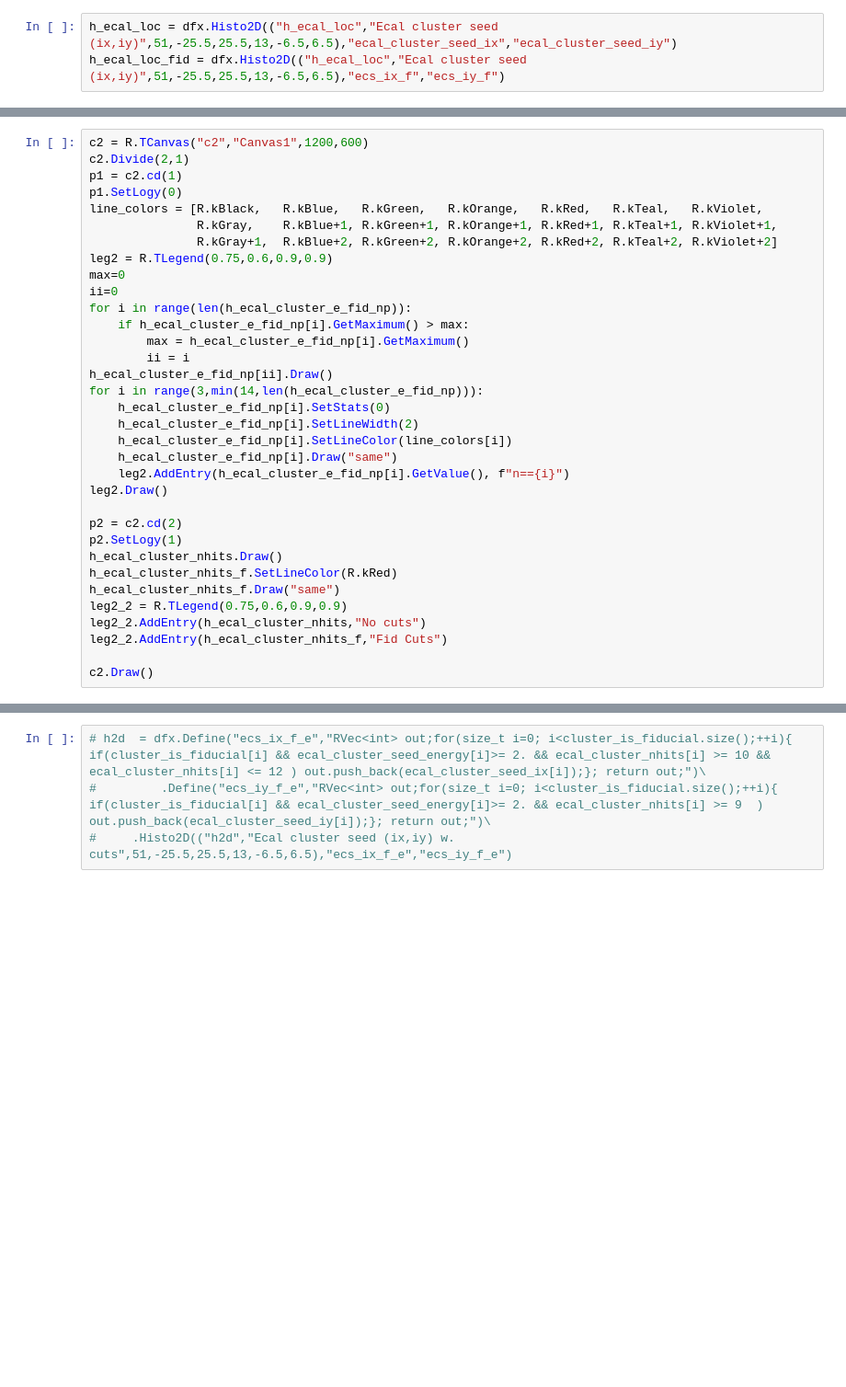
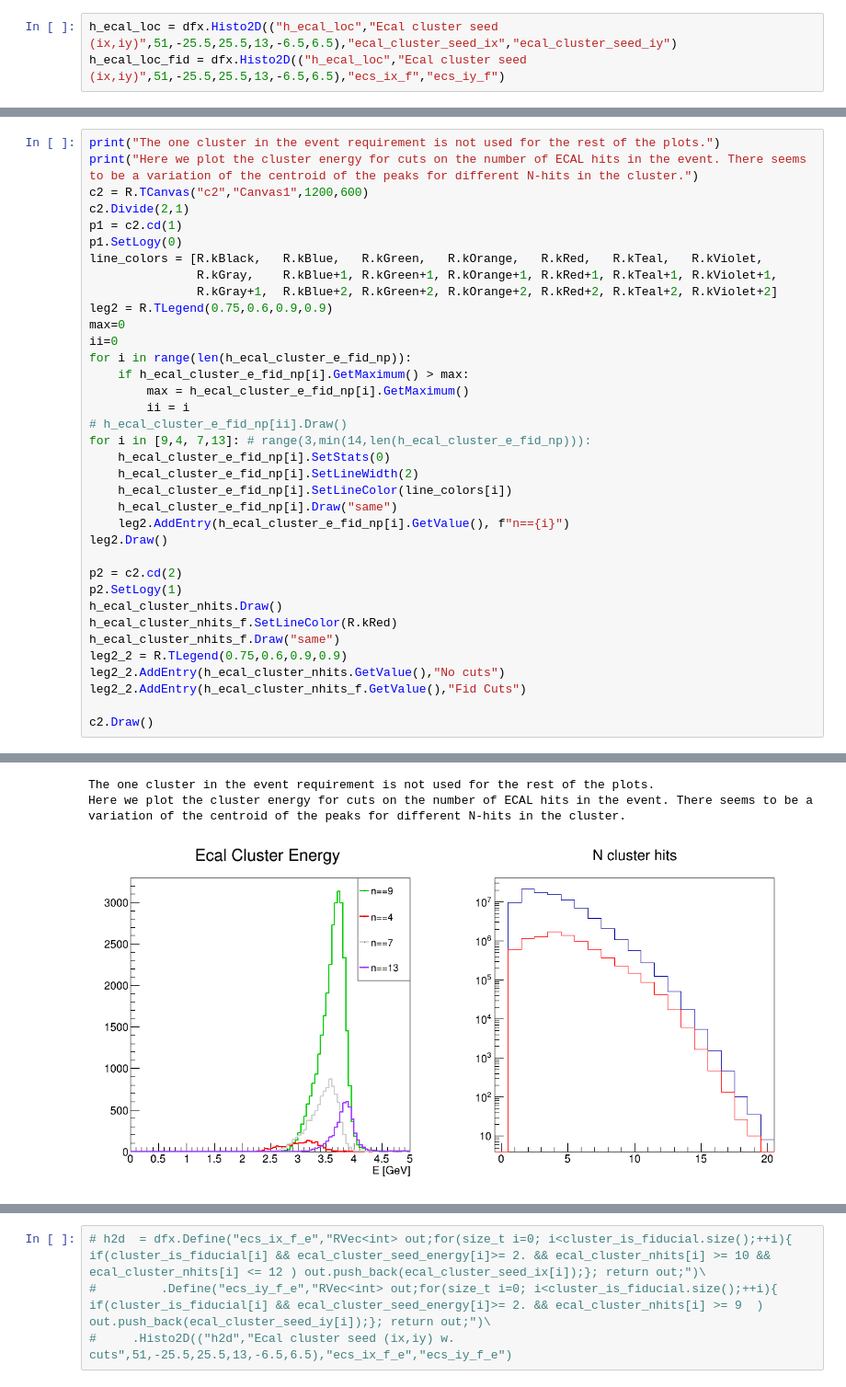
Before and after one commit to mholtrop/Analysis, a Jupyter notebook: PhysRun2021/FEE.ipynb, the cells around one changed output, grey strips where cells are left out. Shown at 92% size. Cells and saved outputs as stored; diff of their text form; blank space fills up the shorter version.

```diff
--- a/PhysRun2021/FEE.ipynb
+++ b/PhysRun2021/FEE.ipynb
@@ -248,4 +380,6 @@ Warning in <TCanvas::Constructor>: Deleting canvas with same name: c1
 # %%
+print("The one cluster in the event requirement is not used for the rest of the plots.")
+print("Here we plot the cluster energy for cuts on the number of ECAL hits in the event. There seems to be a variation of the centroid of the peaks for different N-hits in the cluster.")
 c2 = R.TCanvas("c2","Canvas1",1200,600)
 c2.Divide(2,1)
 p1 = c2.cd(1)
@@ -260,8 +394,8 @@ for i in range(len(h_ecal_cluster_e_fid_np)):
     if h_ecal_cluster_e_fid_np[i].GetMaximum() > max:
         max = h_ecal_cluster_e_fid_np[i].GetMaximum()
         ii = i
-h_ecal_cluster_e_fid_np[ii].Draw()
-for i in range(3,min(14,len(h_ecal_cluster_e_fid_np))):
+# h_ecal_cluster_e_fid_np[ii].Draw()
+for i in [9,4, 7,13]: # range(3,min(14,len(h_ecal_cluster_e_fid_np))):
     h_ecal_cluster_e_fid_np[i].SetStats(0)
     h_ecal_cluster_e_fid_np[i].SetLineWidth(2)
     h_ecal_cluster_e_fid_np[i].SetLineColor(line_colors[i])
@@ -275,8 +409,8 @@ h_ecal_cluster_nhits.Draw()
 h_ecal_cluster_nhits_f.SetLineColor(R.kRed)
 h_ecal_cluster_nhits_f.Draw("same")
 leg2_2 = R.TLegend(0.75,0.6,0.9,0.9)
-leg2_2.AddEntry(h_ecal_cluster_nhits,"No cuts")
-leg2_2.AddEntry(h_ecal_cluster_nhits_f,"Fid Cuts")
+leg2_2.AddEntry(h_ecal_cluster_nhits.GetValue(),"No cuts")
+leg2_2.AddEntry(h_ecal_cluster_nhits_f.GetValue(),"Fid Cuts")
 
 c2.Draw()
 # %% [output]
@@ -283,0 +417,3 @@ c2.Draw()
+The one cluster in the event requirement is not used for the rest of the plots.
+Here we plot the cluster energy for cuts on the number of ECAL hits in the event. There seems to be a variation of the centroid of the peaks for different N-hits in the cluster.
+[figure, added]
```
Also changed, not shown: parts of 27 cells of this notebook, 3 other files.
